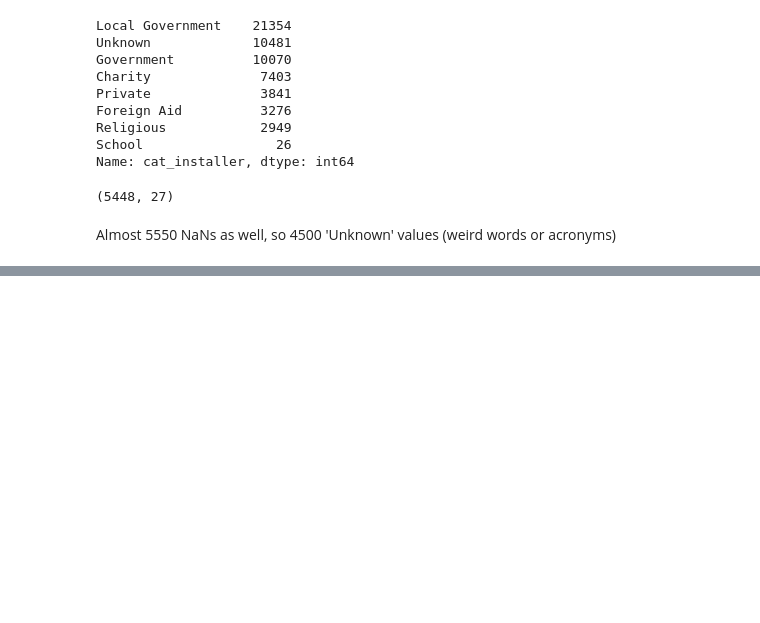
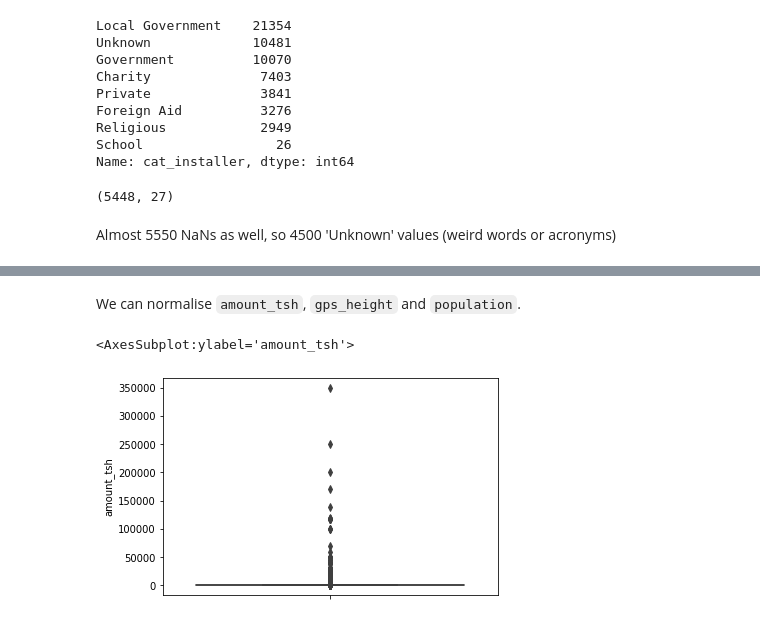
Before and after one commit to JasonErwin/dma-project, a Jupyter notebook: testing-notebooks/EDA.ipynb, the cells around one changed output, grey strips where cells are left out. Cells and saved outputs as stored; diff of their text form; code cells hidden in the pictures; blank space fills up the shorter version.

```diff
--- a/testing-notebooks/EDA.ipynb
+++ b/testing-notebooks/EDA.ipynb
@@ -661,0 +664,4 @@ Almost 5550 NaNs as well, so 4500 'Unknown' values (weird words or acronyms)
+# %%
+df = pd.read_csv('../datasets/train_features_water.csv')
+df_labels = pd.read_csv('../datasets/train_labels_water.csv')
+df = df.merge(df_labels, on='id', how='left')
@@ -661,0 +680,7 @@ Almost 5550 NaNs as well, so 4500 'Unknown' values (weird words or acronyms)
+# %% [markdown]
+We can normalise `amount_tsh`, `gps_height` and `population`.
+# %%
+sns.boxplot(data=df, y='amount_tsh')
+# %% [output]
+<AxesSubplot:ylabel='amount_tsh'>
+[figure, added]
```
Also changed, not shown: parts of 10 cells of this notebook, 5 other files.
